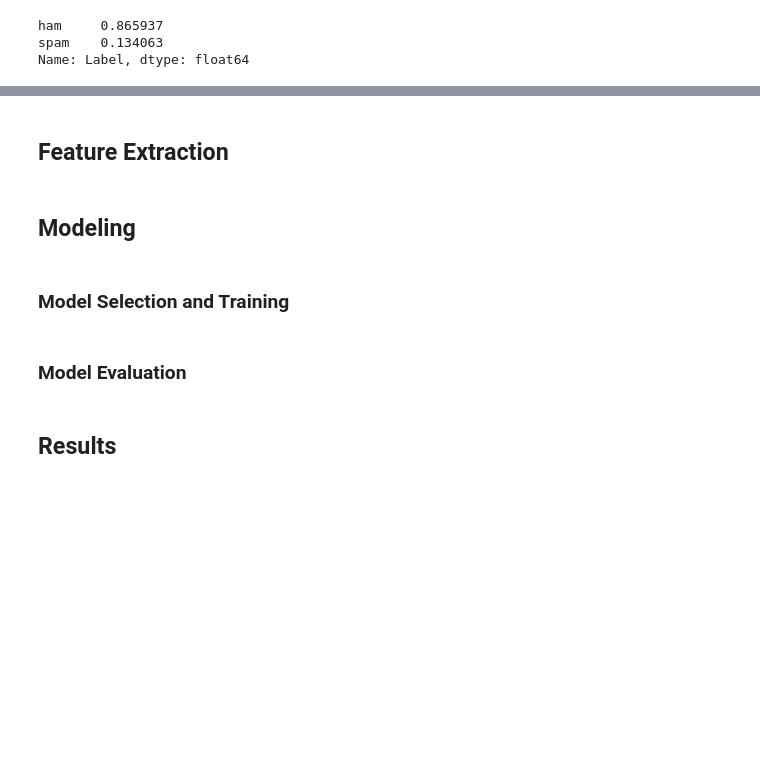
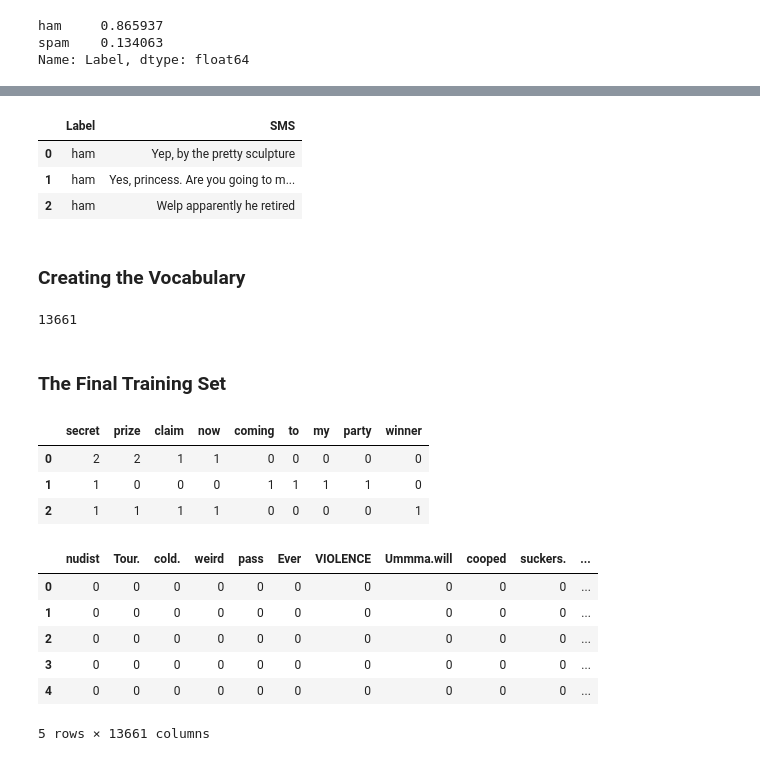
Before and after one commit to ravi-prakash1907/Machine-Learning-for-Cyber-Security, a Jupyter notebook: Notebooks/Spam SMS Filtering.ipynb, the cells around one changed output, grey strips where cells are left out. Saved outputs shown, nothing was run; the diff lists cells and outputs as text; code cells hidden in the pictures; blank space fills up the shorter version.

```diff
--- a/Notebooks/Spam SMS Filtering.ipynb
+++ b/Notebooks/Spam SMS Filtering.ipynb
@@ -60,10 +88,10 @@ plt.plot
-# %% [markdown]
-## Feature Extraction
-# %% [markdown]
-## Modeling
-# %% [markdown]
-### Model Selection and Training
-# %% [markdown]
-### Model Evaluation
-# %% [markdown]
-## Results
+# %%
+# Before cleaning
+training_set.head(3)
+# %% [output]
+|  | Label | SMS |
+| 0 | ham | Yep, by the pretty sculpture |
+| 1 | ham | Yes, princess. Are you going to m... |
+| 2 | ham | Welp apparently he retired |
+# %% [markdown]
+### Creating the Vocabulary
@@ -69,0 +107,25 @@ plt.plot
+# %%
+len(vocabulary)
+# %% [output]
+13661
+# %% [markdown]
+### The Final Training Set
+# %%
+word_counts_per_sms = {'secret': [2,1,1],
+                       'prize': [2,0,1],
+                       'claim': [1,0,1],
+                       'now': [1,0,1],
+                       'coming': [0,1,0],
+                       'to': [0,1,0],
+                       'my': [0,1,0],
+                       'party': [0,1,0],
+                       'winner': [0,0,1]
+                      }
+
+word_counts = pd.DataFrame(word_counts_per_sms)
+word_counts.head()
+# %% [output]
+|  | secret | prize | claim | now | coming | to | my | party | winner |
+| 0 | 2 | 2 | 1 | 1 | 0 | 0 | 0 | 0 | 0 |
+| 1 | 1 | 0 | 0 | 0 | 1 | 1 | 1 | 1 | 0 |
+| 2 | 1 | 1 | 1 | 1 | 0 | 0 | 0 | 0 | 1 |
@@ -69,0 +138,11 @@ plt.plot
+# %%
+word_counts = pd.DataFrame(word_counts_per_sms)
+word_counts.head()
+# %% [output]
+|  | nudist | Tour. | cold. | weird | pass | Ever | VIOLENCE | Ummma.will | cooped | suckers. | ... |
+| 0 | 0 | 0 | 0 | 0 | 0 | 0 | 0 | 0 | 0 | 0 | ... |
+| 1 | 0 | 0 | 0 | 0 | 0 | 0 | 0 | 0 | 0 | 0 | ... |
+| 2 | 0 | 0 | 0 | 0 | 0 | 0 | 0 | 0 | 0 | 0 | ... |
+| 3 | 0 | 0 | 0 | 0 | 0 | 0 | 0 | 0 | 0 | 0 | ... |
+| 4 | 0 | 0 | 0 | 0 | 0 | 0 | 0 | 0 | 0 | 0 | ... |
+5 rows × 13661 columns
```
Also changed, not shown: parts of 22 cells of this notebook.
